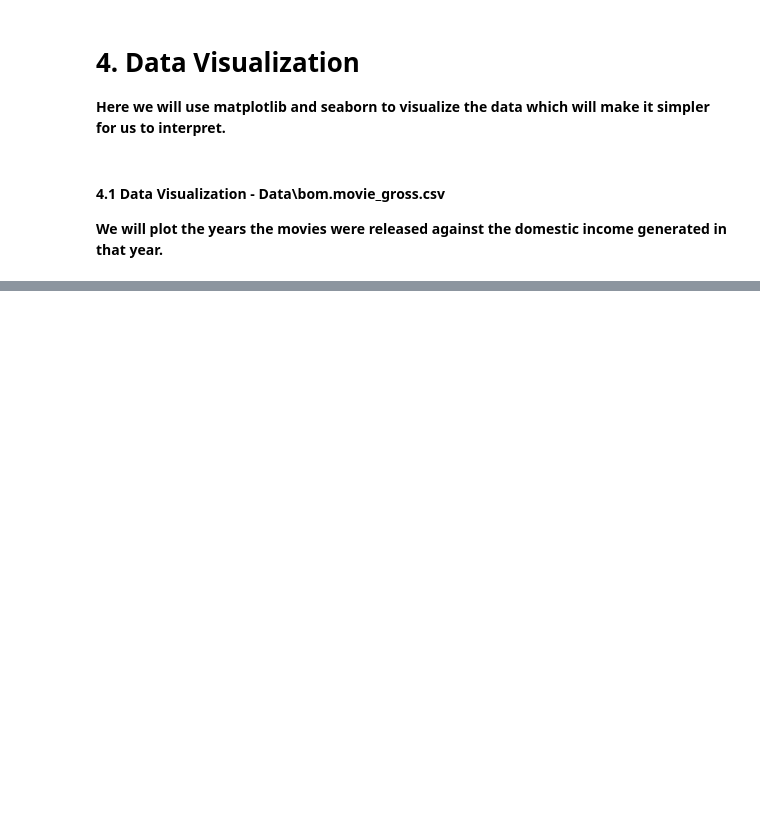
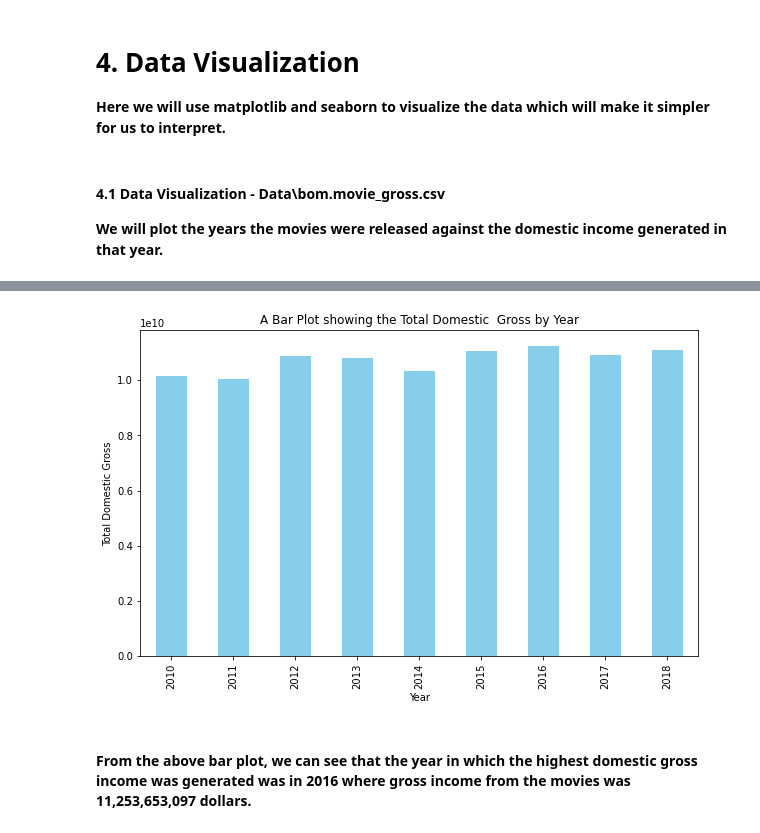
Before and after one commit to EdwinMbuthia/Project1, a Jupyter notebook: index.ipynb, the cells around one changed output, grey strips where cells are left out. Drawn from its saved outputs; the diff is of its cells as text; code cells hidden in the pictures; blank space fills up the shorter version.

Commit message:
Finished data Visualization on year against domestic income in which they were produced

```diff
--- a/index.ipynb
+++ b/index.ipynb
@@ -299,6 +299,8 @@ A23     2011      151000.0
 A24     2013    14100000.0
         2014     5700000.0
 Name: domestic_gross, dtype: float64
+# %%
+yearly_domestic_gross = df.groupby('year')['domestic_gross'].sum() #We have grouped the years and calculated the total domestic gross for each year.
 # %%
 df.domestic_gross.iloc[:5] #retrieves the first 5 elements from the domestic gross column of the dataframe.
 # %% [output]
@@ -354,0 +371,11 @@ Name: ROI, dtype: float64
+# %%
+plt.figure(figsize=(10,6))
+yearly_domestic_gross.plot(kind='bar', color='skyblue')
+plt.title('A Bar Plot showing the Total Domestic  Gross by Year')
+plt.xlabel('Year')
+plt.ylabel('Total Domestic Gross')
+plt.show()
+# %% [output]
+[figure, added]
+# %% [markdown]
+#### From the above bar plot, we can see that the year in which the highest domestic gross income was generated was in 2016 where gross income from the movies was 11,253,653,097 dollars.
```
Also changed, not shown: parts of 1 cell of this notebook.
